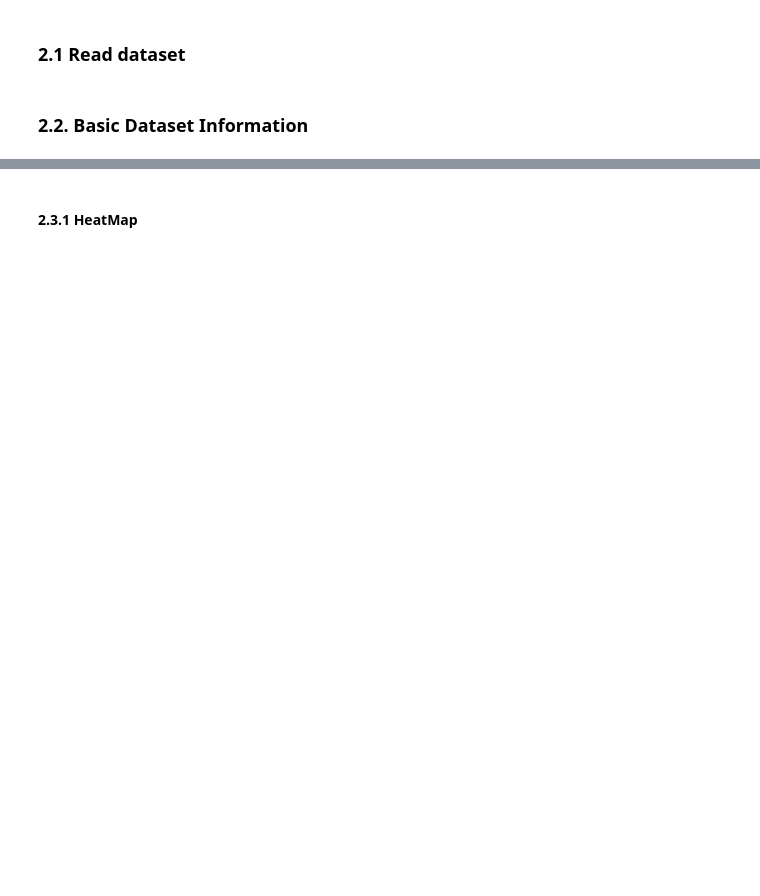
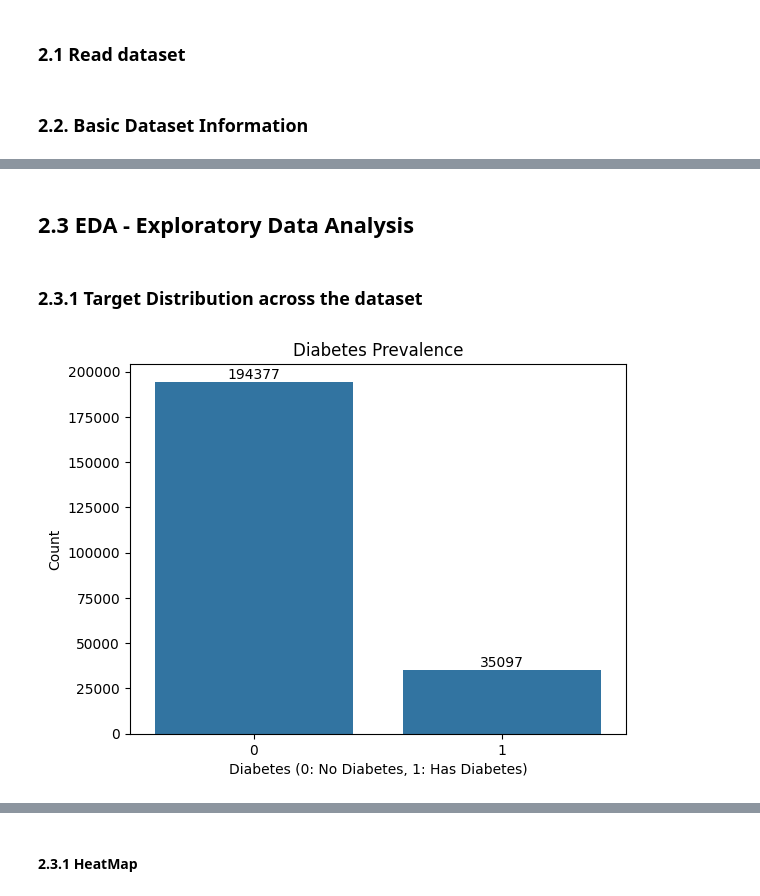
Before and after one commit to sophie-mc-dev/unibo-big-data-analytics, a Jupyter notebook: notebooks/main.ipynb, the cells around one changed output, grey strips where cells are left out. Drawn from its saved outputs; the diff is of its cells as text; code cells hidden in the pictures; blank space fills up the shorter version.

```diff
--- a/notebooks/main.ipynb
+++ b/notebooks/main.ipynb
@@ -23,0 +60,23 @@ df.isnull().sum()
+# %%
+df['Age']=df['Age'].astype('int64')
+df['Education']=df['Education'].astype('int64')
+df['Income']=df['Income'].astype('int64')
+df['BMI']=df['BMI'].astype('int64')
+df['CholCheck']=df['CholCheck'].astype('int64')
+df['Smoker']=df['Smoker'].astype('int64')
+df['Stroke']=df['Stroke'].astype('int64')
+df['HeartDiseaseorAttack']=df['HeartDiseaseorAttack'].astype('int64')
+df['PhysActivity']=df['PhysActivity'].astype('int64')
+df['Fruits']=df['Fruits'].astype('int64')
+df['Veggies']=df['Veggies'].astype('int64')
+df['HvyAlcoholConsump']=df['HvyAlcoholConsump'].astype('int64')
+df['AnyHealthcare']=df['AnyHealthcare'].astype('int64')
+df['NoDocbcCost']=df['NoDocbcCost'].astype('int64')
+df['GenHlth']=df['GenHlth'].astype('int64')
+df['MentHlth']=df['MentHlth'].astype('int64')
+df['PhysHlth']=df['PhysHlth'].astype('int64')
+df['DiffWalk']=df['DiffWalk'].astype('int64')
+df['Sex']=df['Sex'].astype('int64')
+df['Diabetes_binary']=df['Diabetes_binary'].astype('int64')
+df['HighBP']=df['HighBP'].astype('int64')
+df['HighChol']=df['HighChol'].astype('int64')
@@ -25,0 +115,3 @@ df.isnull().sum()
+# %%
+# Remove duplicated data
+df.drop_duplicates(inplace=True)
@@ -25,0 +121,18 @@ df.isnull().sum()
+# %%
+# Rename columns for better understanding
+df = df.rename(columns={'Diabetes_binary': 'Diabetes'})
+# %% [markdown]
+## 2.3 EDA - Exploratory Data Analysis
+# %% [markdown]
+### 2.3.1 Target Distribution across the dataset
+# %%
+sns.countplot(x='Diabetes', data=df)
+plt.title('Diabetes Prevalence')
+plt.xlabel('Diabetes (0: No Diabetes, 1: Has Diabetes)')
+plt.ylabel('Count')
+
+for bar in plt.gca().containers:
+    plt.gca().bar_label(bar)
+plt.show()
+# %% [output]
+[figure, added]
```
Also changed, not shown: parts of 60 cells of this notebook.
